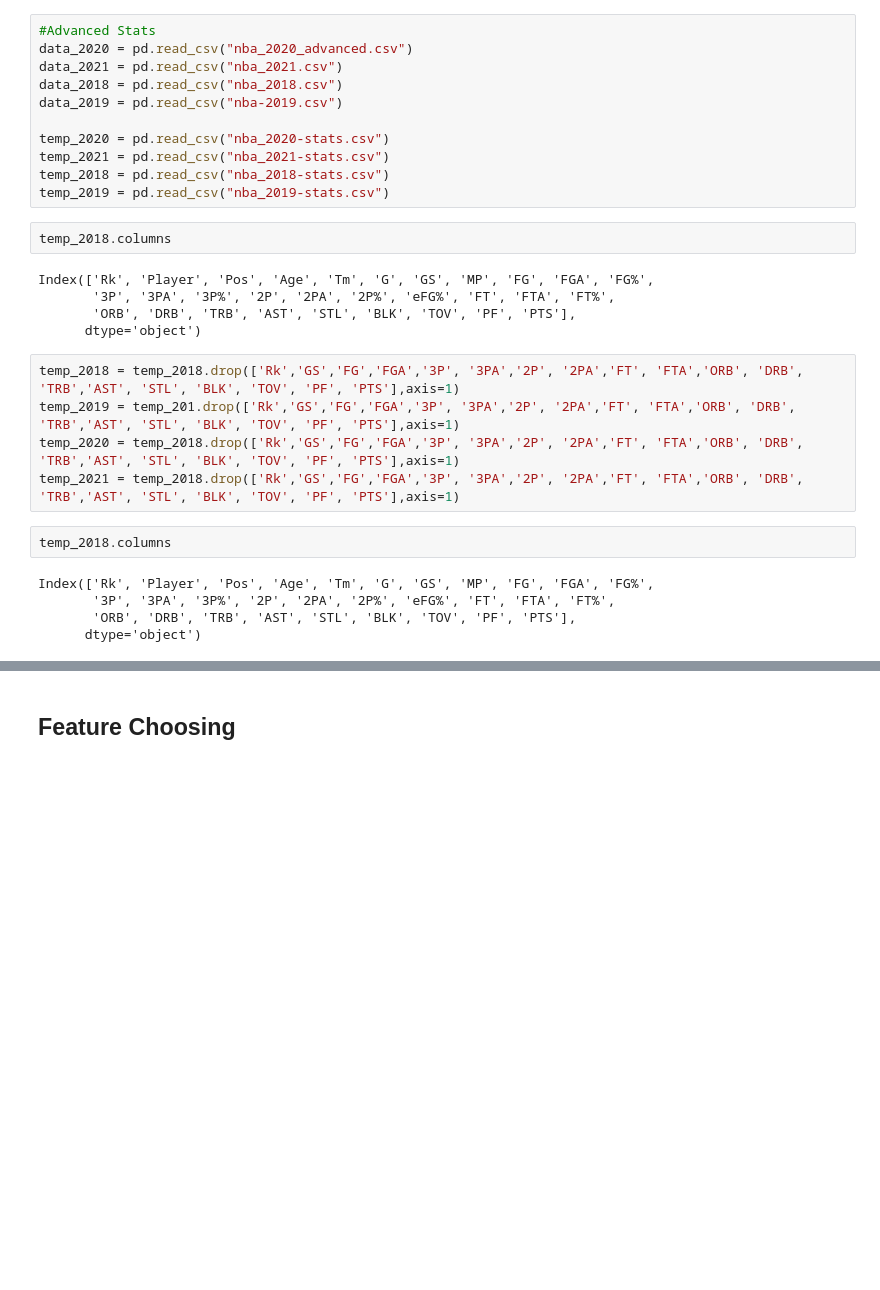
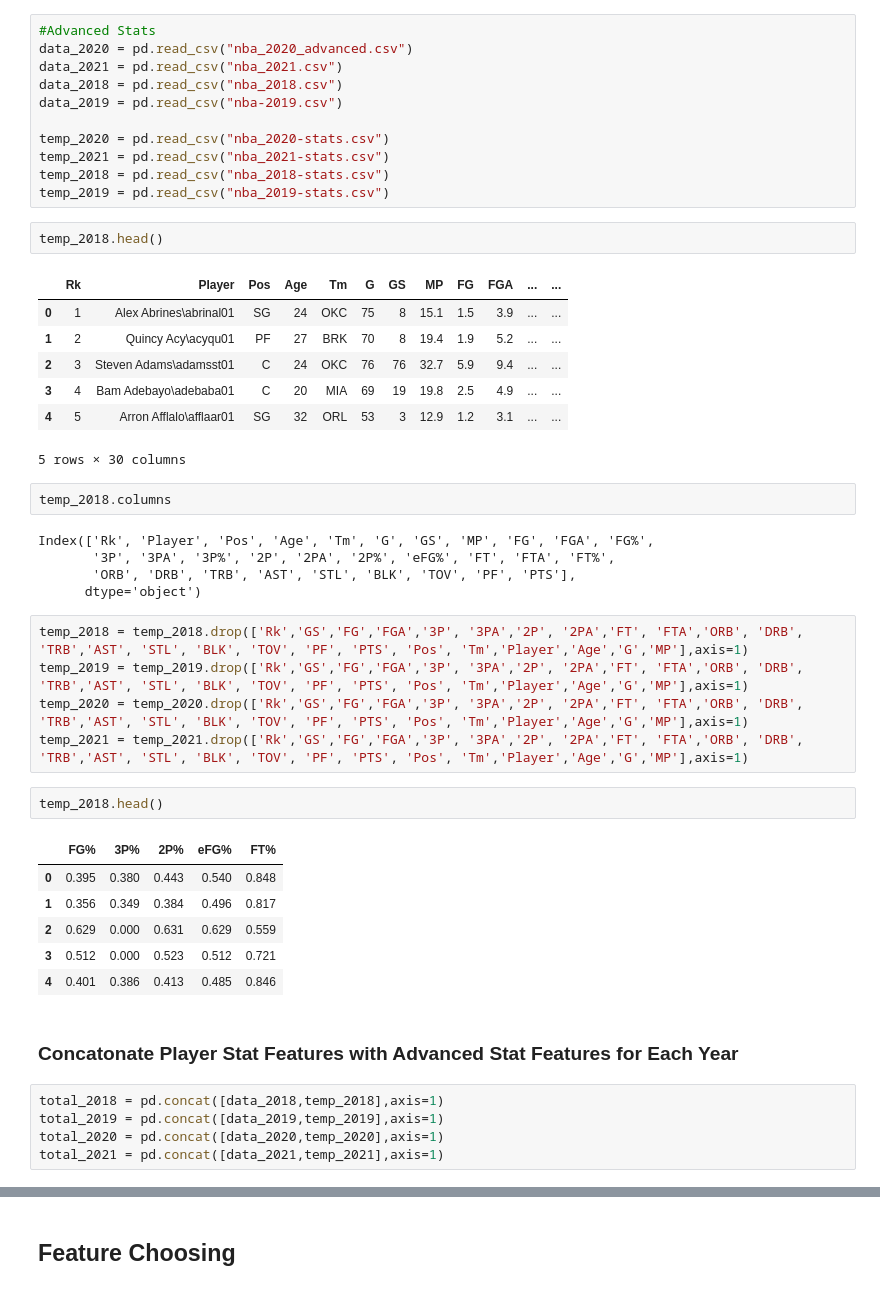
Before and after one commit to GauravMohan1/NBA-Veteran_Analysis, a Jupyter notebook: player_metrics.ipynb, the cells around one changed output, grey strips where cells are left out. Drawn from its saved outputs; the diff is of its cells as text; blank space fills up the shorter version.

```diff
--- a/player_metrics.ipynb
+++ b/player_metrics.ipynb
@@ -99,6 +102,16 @@ temp_2020 = pd.read_csv("nba_2020-stats.csv")
 temp_2021 = pd.read_csv("nba_2021-stats.csv")
 temp_2018 = pd.read_csv("nba_2018-stats.csv")
 temp_2019 = pd.read_csv("nba_2019-stats.csv")
+# %%
+temp_2018.head()
+# %% [output]
+|  | Rk | Player | Pos | Age | Tm | G | GS | MP | FG | FGA | ... | ... |
+| 0 | 1 | Alex Abrines\abrinal01 | SG | 24 | OKC | 75 | 8 | 15.1 | 1.5 | 3.9 | ... | ... |
+| 1 | 2 | Quincy Acy\acyqu01 | PF | 27 | BRK | 70 | 8 | 19.4 | 1.9 | 5.2 | ... | ... |
+| 2 | 3 | Steven Adams\adamsst01 | C | 24 | OKC | 76 | 76 | 32.7 | 5.9 | 9.4 | ... | ... |
+| 3 | 4 | Bam Adebayo\adebaba01 | C | 20 | MIA | 69 | 19 | 19.8 | 2.5 | 4.9 | ... | ... |
+| 4 | 5 | Arron Afflalo\afflaar01 | SG | 32 | ORL | 53 | 3 | 12.9 | 1.2 | 3.1 | ... | ... |
+5 rows × 30 columns
 # %%
 temp_2018.columns
 # %% [output]
@@ -107,15 +120,24 @@ Index(['Rk', 'Player', 'Pos', 'Age', 'Tm', 'G', 'GS', 'MP', 'FG', 'FGA', 'FG%',
        'ORB', 'DRB', 'TRB', 'AST', 'STL', 'BLK', 'TOV', 'PF', 'PTS'],
       dtype='object')
 # %%
-temp_2018 = temp_2018.drop(['Rk','GS','FG','FGA','3P', '3PA','2P', '2PA','FT', 'FTA','ORB', 'DRB', 'TRB','AST', 'STL', 'BLK', 'TOV', 'PF', 'PTS'],axis=1)
-temp_2019 = temp_201.drop(['Rk','GS','FG','FGA','3P', '3PA','2P', '2PA','FT', 'FTA','ORB', 'DRB', 'TRB','AST', 'STL', 'BLK', 'TOV', 'PF', 'PTS'],axis=1)
-temp_2020 = temp_2018.drop(['Rk','GS','FG','FGA','3P', '3PA','2P', '2PA','FT', 'FTA','ORB', 'DRB', 'TRB','AST', 'STL', 'BLK', 'TOV', 'PF', 'PTS'],axis=1)
-temp_2021 = temp_2018.drop(['Rk','GS','FG','FGA','3P', '3PA','2P', '2PA','FT', 'FTA','ORB', 'DRB', 'TRB','AST', 'STL', 'BLK', 'TOV', 'PF', 'PTS'],axis=1)
+temp_2018 = temp_2018.drop(['Rk','GS','FG','FGA','3P', '3PA','2P', '2PA','FT', 'FTA','ORB', 'DRB', 'TRB','AST', 'STL', 'BLK', 'TOV', 'PF', 'PTS', 'Pos', 'Tm','Player','Age','G','MP'],axis=1)
+temp_2019 = temp_2019.drop(['Rk','GS','FG','FGA','3P', '3PA','2P', '2PA','FT', 'FTA','ORB', 'DRB', 'TRB','AST', 'STL', 'BLK', 'TOV', 'PF', 'PTS', 'Pos', 'Tm','Player','Age','G','MP'],axis=1)
+temp_2020 = temp_2020.drop(['Rk','GS','FG','FGA','3P', '3PA','2P', '2PA','FT', 'FTA','ORB', 'DRB', 'TRB','AST', 'STL', 'BLK', 'TOV', 'PF', 'PTS', 'Pos', 'Tm','Player','Age','G','MP'],axis=1)
+temp_2021 = temp_2021.drop(['Rk','GS','FG','FGA','3P', '3PA','2P', '2PA','FT', 'FTA','ORB', 'DRB', 'TRB','AST', 'STL', 'BLK', 'TOV', 'PF', 'PTS', 'Pos', 'Tm','Player','Age','G','MP'],axis=1)
 # %%
-temp_2018.columns
+temp_2018.head()
 # %% [output]
-Index(['Rk', 'Player', 'Pos', 'Age', 'Tm', 'G', 'GS', 'MP', 'FG', 'FGA', 'FG%',
-       '3P', '3PA', '3P%', '2P', '2PA', '2P%', 'eFG%', 'FT', 'FTA', 'FT%',
-       'ORB', 'DRB', 'TRB', 'AST', 'STL', 'BLK', 'TOV', 'PF', 'PTS'],
-      dtype='object')
+|  | FG% | 3P% | 2P% | eFG% | FT% |
+| 0 | 0.395 | 0.380 | 0.443 | 0.540 | 0.848 |
+| 1 | 0.356 | 0.349 | 0.384 | 0.496 | 0.817 |
+| 2 | 0.629 | 0.000 | 0.631 | 0.629 | 0.559 |
+| 3 | 0.512 | 0.000 | 0.523 | 0.512 | 0.721 |
+| 4 | 0.401 | 0.386 | 0.413 | 0.485 | 0.846 |
+# %% [markdown]
+### Concatonate Player Stat Features with Advanced Stat Features for Each Year
+# %%
+total_2018 = pd.concat([data_2018,temp_2018],axis=1)
+total_2019 = pd.concat([data_2019,temp_2019],axis=1)
+total_2020 = pd.concat([data_2020,temp_2020],axis=1)
+total_2021 = pd.concat([data_2021,temp_2021],axis=1)
 # %%
```
Also changed, not shown: parts of 38 cells of this notebook, 2 other files.
